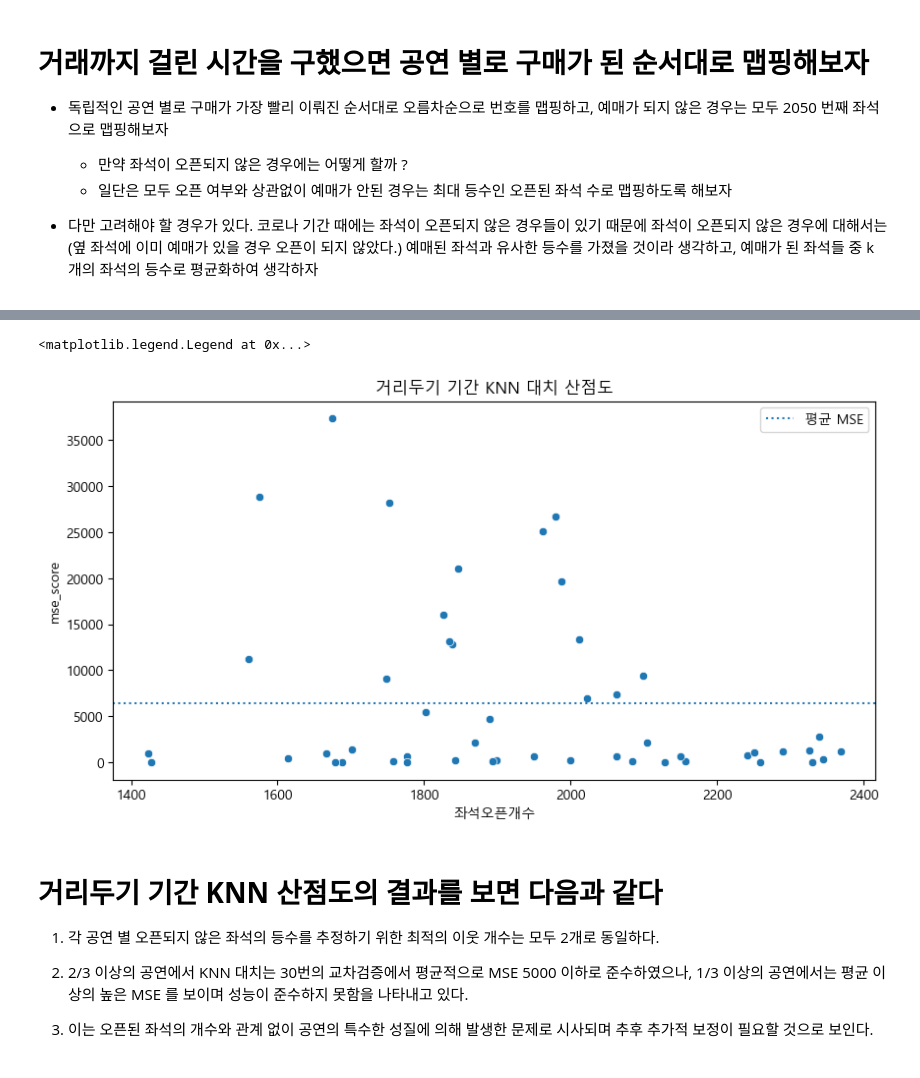
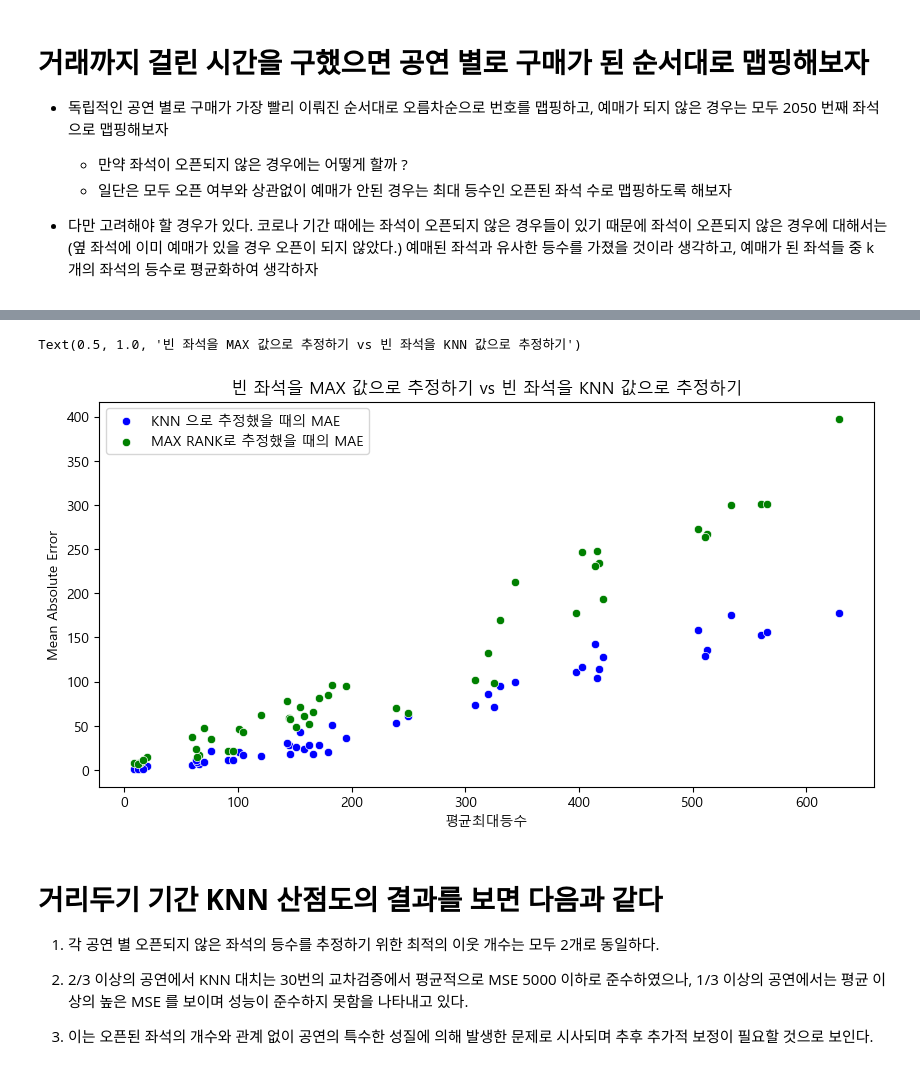
Before and after one commit to yonghyeun/BigContest-CocenrtHall, a Jupyter notebook: preprocessing/8. 거래까지 걸린 시간 계산.ipynb, the cells around one changed output, grey strips where cells are left out. Saved outputs shown, nothing was run; the diff lists cells and outputs as text; code cells hidden in the pictures.

Commit message:
거리두기 기간 고려한 비오픈좌석 등수 추정 시각화

```diff
--- a/preprocessing/8. 거래까지 걸린 시간 계산.ipynb
+++ b/preprocessing/8. 거래까지 걸린 시간 계산.ipynb
@@ -409,17 +397,0 @@ display(knn_table.sort_values(by = 'mse_score'))
-# %%
-fig,ax = plt.subplots(figsize = (10,5))
-
-sns.scatterplot(
-    data = knn_table,
-    x = '좌석오픈개수',
-    y = 'mse_score',
-    ax = ax
-)
-
-ax.set_title('거리두기 기간 KNN 대치 산점도')
-
-ax.axhline(np.mean(knn_table['mse_score']), ls = ':', label = '평균 MSE')
-ax.legend()
-# %% [output]
-<matplotlib.legend.Legend at 0x...>
-[figure, removed]
@@ -426,3 +400,29 @@ ax.legend()
+# %%
+fig,ax = plt.subplots(figsize = (10,5))
+
+sns.scatterplot(
+    data = knn_table,
+    x = '평균최대등수',
+    y = 'AVG_MAE [KNN]',
+    c = 'b',
+    label = 'KNN 으로 추정했을 때의 MAE',
+    ax = ax
+)
+
+sns.scatterplot(
+    data = knn_table,
+    x = '평균최대등수',
+    y = 'AVG_MAE [MAX]',
+    c = 'g',
+    label = 'MAX RANK로 추정했을 때의 MAE',
+    ax = ax
+)
+
+ax.set_ylabel('Mean Absolute Error')
+ax.set_title('빈 좌석을 MAX 값으로 추정하기 vs 빈 좌석을 KNN 값으로 추정하기')
+# %% [output]
+Text(0.5, 1.0, '빈 좌석을 MAX 값으로 추정하기 vs 빈 좌석을 KNN 값으로 추정하기')
+[figure, added]
 # %% [markdown]
 # **거리두기 기간 KNN 산점도의 결과를 보면 다음과 같다**
 
```
Also changed, not shown: parts of 15 cells of this notebook, 1 other file.
